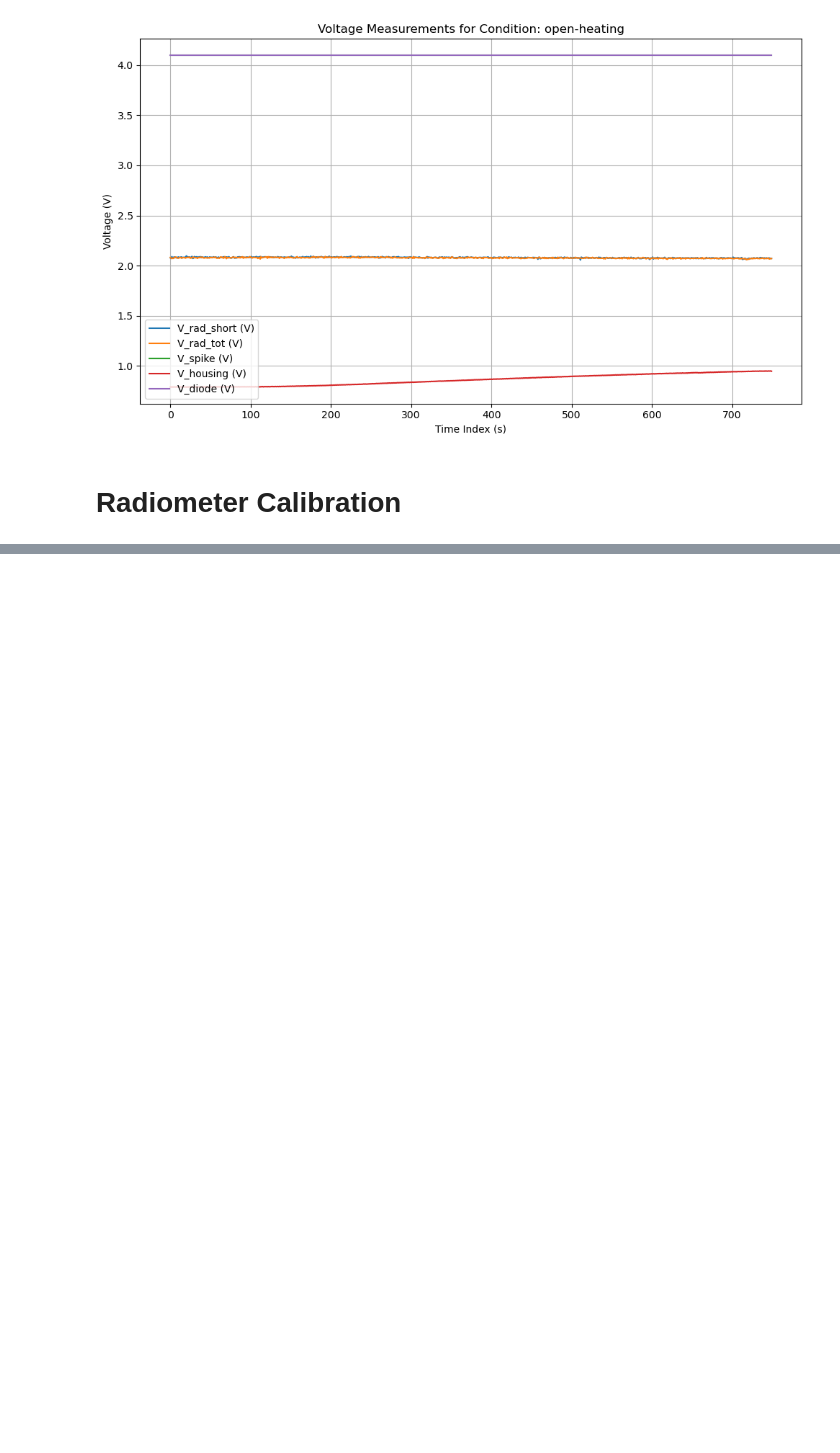
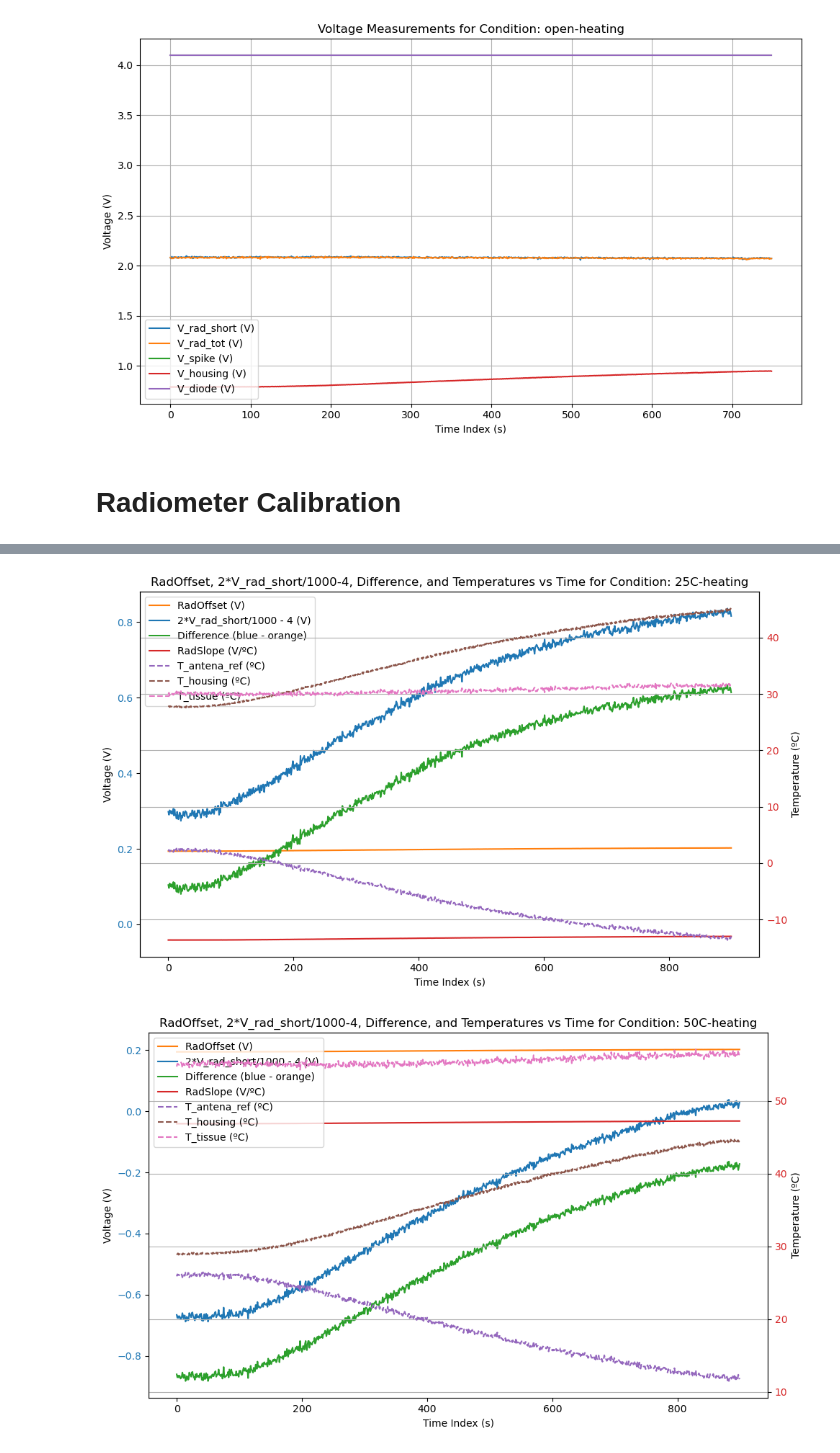
Before and after one commit to Manuel-Hepta/Calibration, a Jupyter notebook: calibration radiometer 6/radiometer_calibration.ipynb, the cells around one changed output, grey strips where cells are left out. Saved outputs shown, nothing was run; the diff lists cells and outputs as text; code cells hidden in the pictures; blank space fills up the shorter version.

```diff
--- a/calibration radiometer 6/radiometer_calibration.ipynb
+++ b/calibration radiometer 6/radiometer_calibration.ipynb
@@ -414,0 +501,43 @@ plt.show()
+# %%
+for cond in all_X['condition'].unique():
+    subset = all_X[all_X['condition'] == cond]
+    time = subset['time_index']
+    rad_offset = subset['RadOffset']
+    v_rad_short_term = 2 * subset['V_rad_short'] / 1000 - 4
+    diff = v_rad_short_term - rad_offset
+    rad_slope = subset['RadSlope']
+    T_ant_ref = (diff - rad_offset) / rad_slope
+    T_housing = subset['T_housing']
+    T_tissue = T_ant_ref + T_housing
+
+    fig, ax1 = plt.subplots(figsize=(10, 6))
+
+    # Voltage axis
+    ax1.plot(time, rad_offset, label='RadOffset (V)', color='tab:orange')
+    ax1.plot(time, v_rad_short_term, label='2*V_rad_short/1000 - 4 (V)', color='tab:blue')
+    ax1.plot(time, diff, label='Difference (blue - orange)', color='tab:green')
+    ax1.plot(time, rad_slope, label='RadSlope (V/ºC)', color='tab:red')
+    ax1.set_xlabel('Time Index (s)')
+    ax1.set_ylabel('Voltage (V)')
+    ax1.tick_params(axis='y', labelcolor='tab:blue')
+
+    # Temperature axis
+    ax2 = ax1.twinx()
+    ax2.plot(time, T_ant_ref, label='T_antena_ref (ºC)', color='tab:purple', linestyle='--')
+    ax2.plot(time, T_housing, label='T_housing (ºC)', color='tab:brown', linestyle='--')
+    ax2.plot(time, T_tissue, label='T_tissue (ºC)', color='tab:pink', linestyle='--')
+    ax2.set_ylabel('Temperature (ºC)')
+    ax2.tick_params(axis='y', labelcolor='tab:red')
+
+    # Combine legends
+    lines1, labels1 = ax1.get_legend_handles_labels()
+    lines2, labels2 = ax2.get_legend_handles_labels()
+    ax1.legend(lines1 + lines2, labels1 + labels2, loc='upper left')
+
+    plt.title(f'RadOffset, 2*V_rad_short/1000-4, Difference, and Temperatures vs Time for Condition: {cond}')
+    plt.grid(True)
+    plt.tight_layout()
+    plt.show()
+# %% [output]
+[figure, added]
+[figure, added]
```
Also changed, not shown: parts of 7 cells of this notebook, 9 other files.
